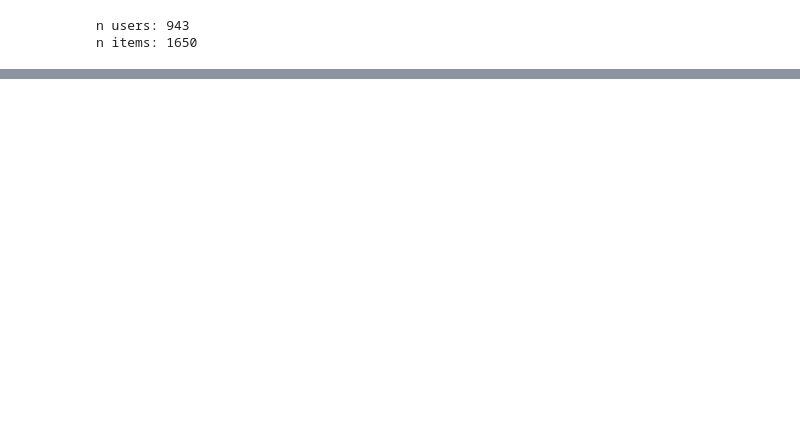
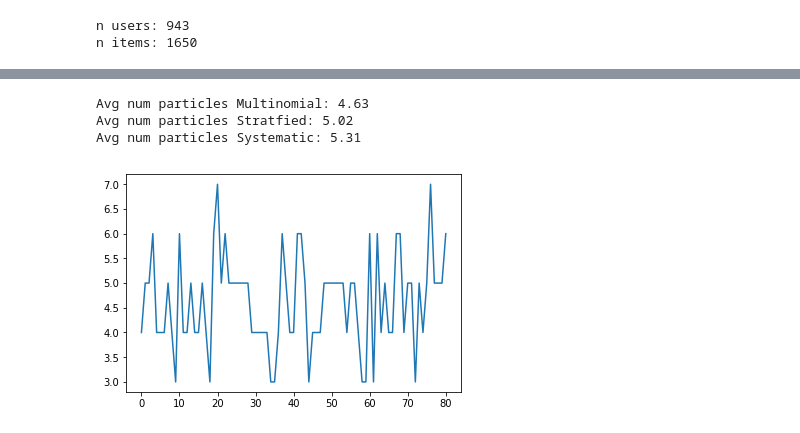
Before and after one commit to colby-j-wise/ParticleThompsonSamplingMAB, a Jupyter notebook: particle_analysis.ipynb, the cells around one changed output, grey strips where cells are left out. Saved outputs shown, nothing was run; the diff lists cells and outputs as text; code cells hidden in the pictures; blank space fills up the shorter version.

Commit message:
update particle analysis and work on paer a bit

```diff
--- a/particle_analysis.ipynb
+++ b/particle_analysis.ipynb
@@ -174,13 +174,18 @@ for _idx in range(len(datapoints)):
     if Neff >= eff_threshold:
         #print("resampling...")
         ds = [np.random.choice(range(n_particles), p=normalized_weights) for _ in range(n_particles)]
+        multi.append(len(set(ds)))
 
         # Capture # of particles. Just test to see what stratfied/systematic resampling gives
+        # str_idx
         str_idx = stratified_resample(normalized_weights)
-        sys_idx = systematic_resample(normalized_weights)
-        multi.append(len(set(ds)))
         strat.append(len(set(str_idx)))
-        system.append(len(set(sys_idx)))
+
+        # sys_idx
+        ds = systematic_resample(normalized_weights)
+        system.append(len(set(ds)))
+    else:
+        ds = [i for i in range(n_particles)]
 
     p_prime = [{"u": np.copy(particles[d][1]["u"]),
                 "v": np.copy(particles[d][1]["v"]),
@@ -246,6 +266,11 @@ NameError: name 'ds' is not defined
 print("Avg num particles Multinomial:", round(np.mean(multi),2) ) # On average looks like multi uses less particles
 print("Avg num particles Stratfied:", round(np.mean(strat),2) ) # Followed slightly by stratefied sampling
 print("Avg num particles Systematic:", round(np.mean(system),2) ) # Systematic uses most -- wonder if should change from multi above to systematic?
+# %% [output]
+Avg num particles Multinomial: 4.63
+Avg num particles Stratfied: 5.02
+Avg num particles Systematic: 5.31
 # %%
-plt.plot(range(len(multi)), multi)
-plt.show()
+plt.plot(multi)
+# %% [output]
+[figure, added]
```
Also changed, not shown: parts of 7 cells of this notebook, 3 other files.
